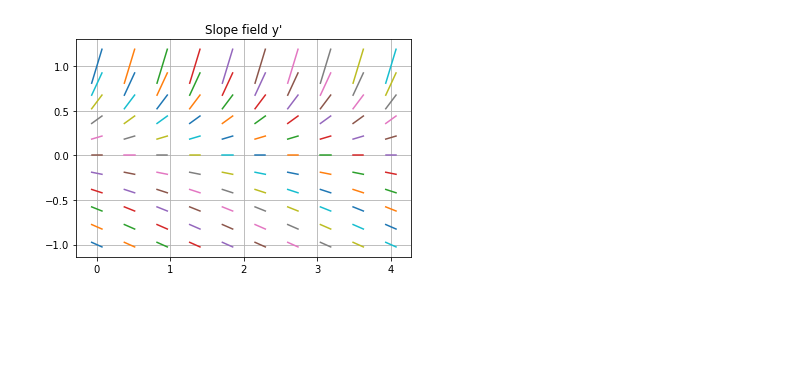
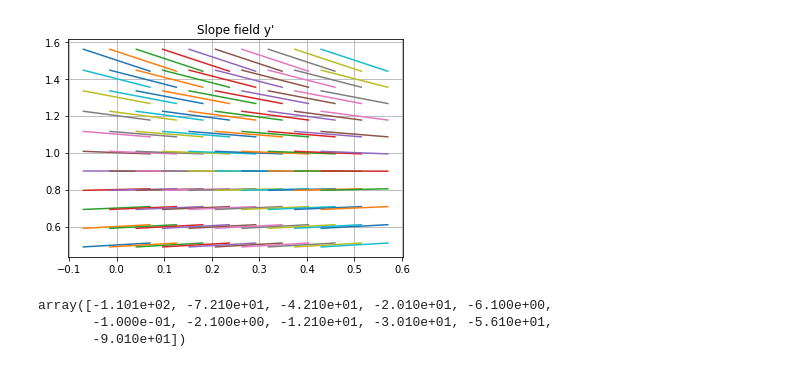
Before and after one commit to michlee1337/DataScience, a Jupyter notebook: Math/ODEs.ipynb, the cells around one changed output. Cells and saved outputs as stored; diff of their text form; code cells hidden in the pictures; blank space fills up the shorter version.

```diff
--- a/Math/ODEs.ipynb
+++ b/Math/ODEs.ipynb
@@ -1,25 +1,25 @@
 # %%
 import numpy as np
 import math
 from matplotlib import pyplot as plt
 
 def diff(x,y):
-    return(y*math.e**y)
+    return(((1-y)*y) - 0.1)
 
-x = np.linspace(0,4,10)
-y = np.linspace(-1,1,11)
+x = np.linspace(0,0.5,10)
+y = np.linspace(0.5,1.5,11)
 
 for j in x:
     for k in y:
         slope = diff(j,k)
         domain = np.linspace(j-0.07,j+0.07,2)
         def fun(x1,y1):
             z = slope*(domain-x1)+y1
             return z
         plt.plot(domain,fun(j,k),solid_capstyle='projecting',solid_joinstyle='bevel')
 
 plt.title("Slope field y'")
 plt.grid(True)
 plt.show()
 # %% [output]
-[figure, old version]
+[figure, new version]
@@ -25,0 +33,6 @@ plt.show()
+# %%
+(1-y)*y -0.1
+# %% [output]
+array([-1.101e+02, -7.210e+01, -4.210e+01, -2.010e+01, -6.100e+00,
+       -1.000e-01, -2.100e+00, -1.210e+01, -3.010e+01, -5.610e+01,
+       -9.010e+01])
```
Also changed, not shown: parts of 2 cells of this notebook.
